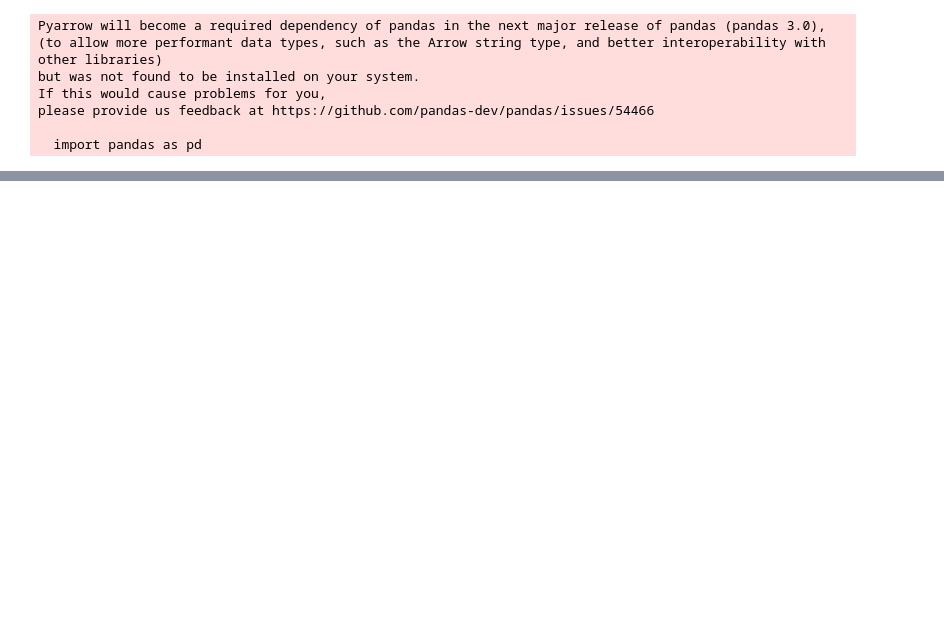
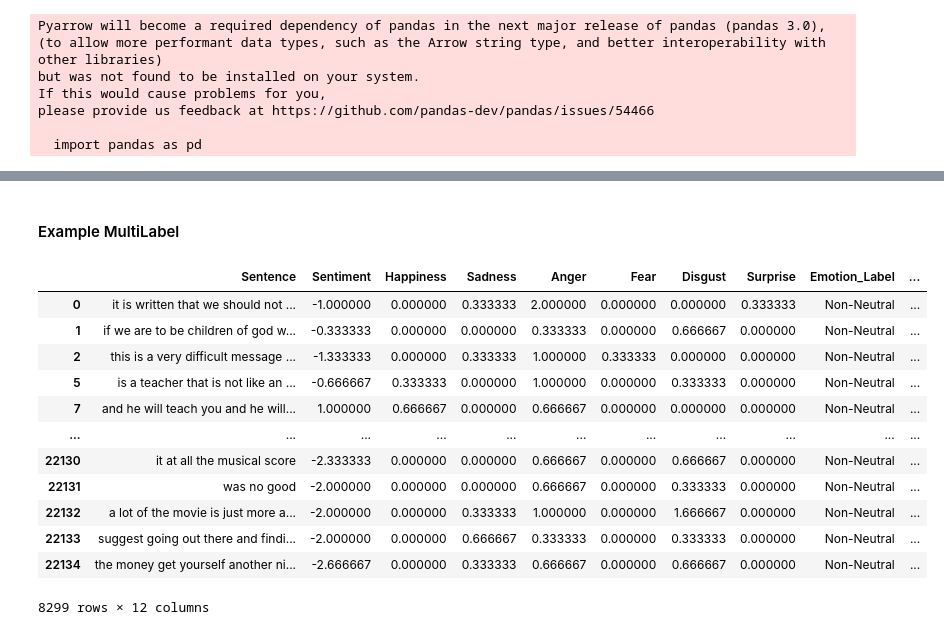
Before and after one commit to viniciusparede/msc, a Jupyter notebook: notebooks/EDA.ipynb, the cells around one changed output, grey strips where cells are left out. Saved outputs shown, nothing was run; the diff lists cells and outputs as text; code cells hidden in the pictures; blank space fills up the shorter version.

```diff
--- a/notebooks/EDA.ipynb
+++ b/notebooks/EDA.ipynb
@@ -62,0 +412,60 @@ None
+# %%
+def multiple_label(row):
+    emotions = ["Happiness", "Sadness", "Anger", "Fear", "Disgust", "Surprise"]
+    multiple_label = [emotion for emotion in emotions if row[emotion] > 0]
+    if len(multiple_label) > 1:
+        return True
+    return False
+
+
+def multiple_label_equal_average(row):
+    """
+    Verifica se uma linha possui múltiplos rótulos com a mesma média.
+
+    Parameters:
+    row (dict): Uma linha do dataset, onde as chaves são rótulos de emoções e os valores são suas respectivas médias.
+
+    Returns:
+    bool: Retorna True se existirem múltiplos rótulos com a mesma média máxima, caso contrário, False.
+    """
+
+    emotions = ["Happiness", "Sadness", "Anger", "Fear", "Disgust", "Surprise"]
+
+    # Extraindo as médias (ignorando rótulos com média 0)
+    averages = [row[emotion] for emotion in emotions if row[emotion] > 0]
+
+    # Verifica se existem múltiplos rótulos e se a maior média aparece mais de uma vez
+    if len(averages) > 1 and averages.count(max(averages)) > 1:
+        return True
+    return False
+
+
+df["Multiple_Label"] = df.apply(multiple_label, axis=1)
+df["Equal_Average"] = df.apply(multiple_label_equal_average, axis=1)
+
+multiple_label_df = df.loc[df["Multiple_Label"] == True].copy()
+unique_label_df = df.loc[df["Multiple_Label"] == False].copy()
+equal_average_df = df.loc[df["Equal_Average"] == True].copy()
+
+count_unique_label = unique_label_df.shape[0]
+count_multiple_label = multiple_label_df.shape[0]
+count_equal_average = equal_average_df.shape[0]
+count_non_equal_average_multiple_labels = count_multiple_label - count_equal_average
+# %% [markdown]
+#### Example MultiLabel
+# %%
+display(multiple_label_df)
+# %% [output]
+|  | Sentence | Sentiment | Happiness | Sadness | Anger | Fear | Disgust | Surprise | Emotion_Label | ... |
+| 0 | it is written that we should not ... | -1.000000 | 0.000000 | 0.333333 | 2.000000 | 0.000000 | 0.000000 | 0.333333 | Non-Neutral | ... |
+| 1 | if we are to be children of god w... | -0.333333 | 0.000000 | 0.000000 | 0.333333 | 0.000000 | 0.666667 | 0.000000 | Non-Neutral | ... |
+| 2 | this is a very difficult message ... | -1.333333 | 0.000000 | 0.333333 | 1.000000 | 0.333333 | 0.000000 | 0.000000 | Non-Neutral | ... |
+| 5 | is a teacher that is not like an ... | -0.666667 | 0.333333 | 0.000000 | 1.000000 | 0.000000 | 0.333333 | 0.000000 | Non-Neutral | ... |
+| 7 | and he will teach you and he will... | 1.000000 | 0.666667 | 0.000000 | 0.666667 | 0.000000 | 0.000000 | 0.000000 | Non-Neutral | ... |
+| ... | ... | ... | ... | ... | ... | ... | ... | ... | ... | ... |
+| 22130 | it at all the musical score | -2.333333 | 0.000000 | 0.000000 | 0.666667 | 0.000000 | 0.666667 | 0.000000 | Non-Neutral | ... |
+| 22131 | was no good | -2.000000 | 0.000000 | 0.000000 | 0.666667 | 0.000000 | 0.333333 | 0.000000 | Non-Neutral | ... |
+| 22132 | a lot of the movie is just more a... | -2.000000 | 0.000000 | 0.333333 | 1.000000 | 0.000000 | 1.666667 | 0.000000 | Non-Neutral | ... |
+| 22133 | suggest going out there and findi... | -2.000000 | 0.000000 | 0.666667 | 0.333333 | 0.000000 | 0.333333 | 0.000000 | Non-Neutral | ... |
+| 22134 | the money get yourself another ni... | -2.666667 | 0.000000 | 0.333333 | 0.666667 | 0.000000 | 0.666667 | 0.000000 | Non-Neutral | ... |
+8299 rows × 12 columns
```
Also changed, not shown: parts of 43 cells of this notebook, 2 other files.
